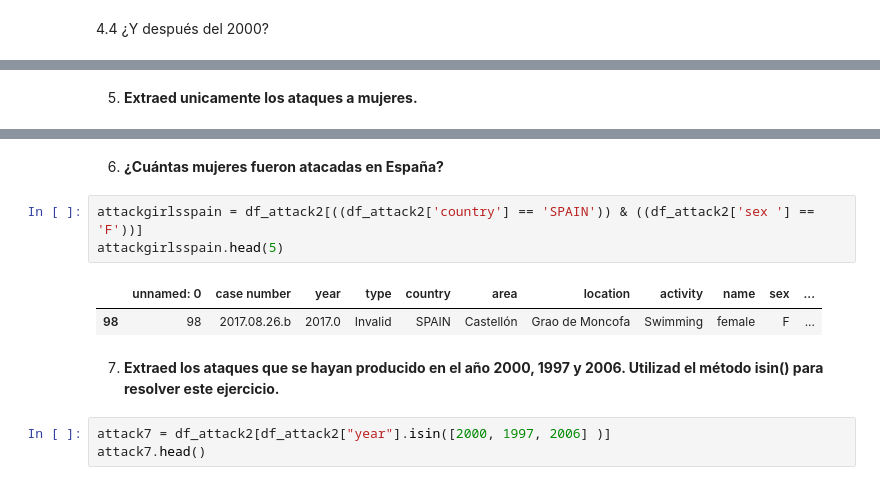
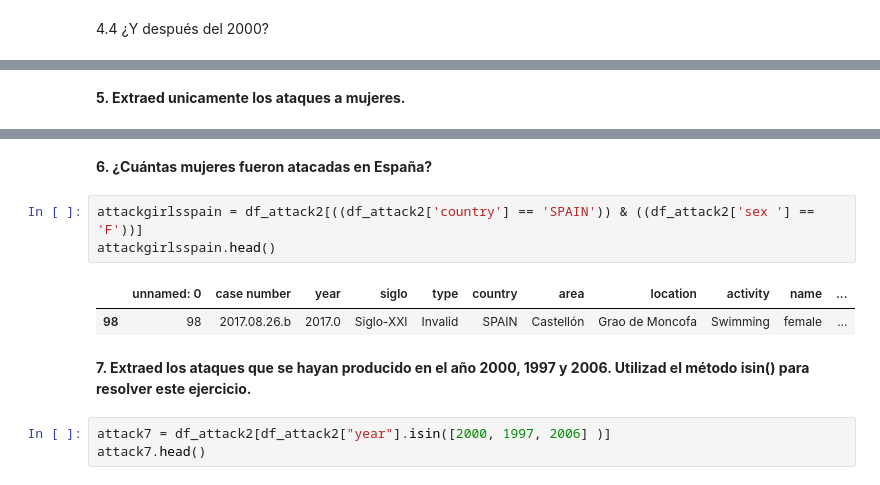
Before and after one commit to Adalab/DA-promo-A-module-2-pairprog-1-pair-4-Lidia-Guadalupe, a Jupyter notebook: Pair 4 Pandas 4.ipynb, the cells around one changed output, grey strips where cells are left out. Drawn from its saved outputs; the diff is of its cells as text.

```diff
--- a/Pair 4 Pandas 4.ipynb
+++ b/Pair 4 Pandas 4.ipynb
@@ -162,7 +137,7 @@ attack6["year"].value_counts()
 2001.0     3
 Name: year, dtype: int64
 # %% [markdown]
-5. **Extraed unicamente los ataques a mujeres.**
+**5. Extraed unicamente los ataques a mujeres.**
 # %%
 attackgirls= df_attack2[df_attack2['sex '] == 'F']
 attackgirls.head()
@@ -176,13 +151,13 @@ attackgirls.head()
 # %% [markdown]
-6. **¿Cuántas mujeres fueron atacadas en España?**
+**6. ¿Cuántas mujeres fueron atacadas en España?**
 # %%
 attackgirlsspain = df_attack2[((df_attack2['country'] == 'SPAIN')) & ((df_attack2['sex '] == 'F'))]
-attackgirlsspain.head(5)
+attackgirlsspain.head()
 # %% [output]
-|  | unnamed: 0 | case number | year | type | country | area | location | activity | name | sex | ... |
-| 98 | 98 | 2017.08.26.b | 2017.0 | Invalid | SPAIN | Castellón | Grao de Moncofa | Swimming | female | F | ... |
+|  | unnamed: 0 | case number | year | siglo | type | country | area | location | activity | name | ... |
+| 98 | 98 | 2017.08.26.b | 2017.0 | Siglo-XXI | Invalid | SPAIN | Castellón | Grao de Moncofa | Swimming | female | ... |
 # %% [markdown]
-7. **Extraed los ataques que se hayan producido en el año 2000, 1997 y 2006. Utilizad el método isin() para resolver este ejercicio.**
+**7. Extraed los ataques que se hayan producido en el año 2000, 1997 y 2006. Utilizad el método isin() para resolver este ejercicio.**
 # %%
 attack7 = df_attack2[df_attack2["year"].isin([2000, 1997, 2006] )]
 attack7.head()
```
Also changed, not shown: parts of 24 cells of this notebook.
